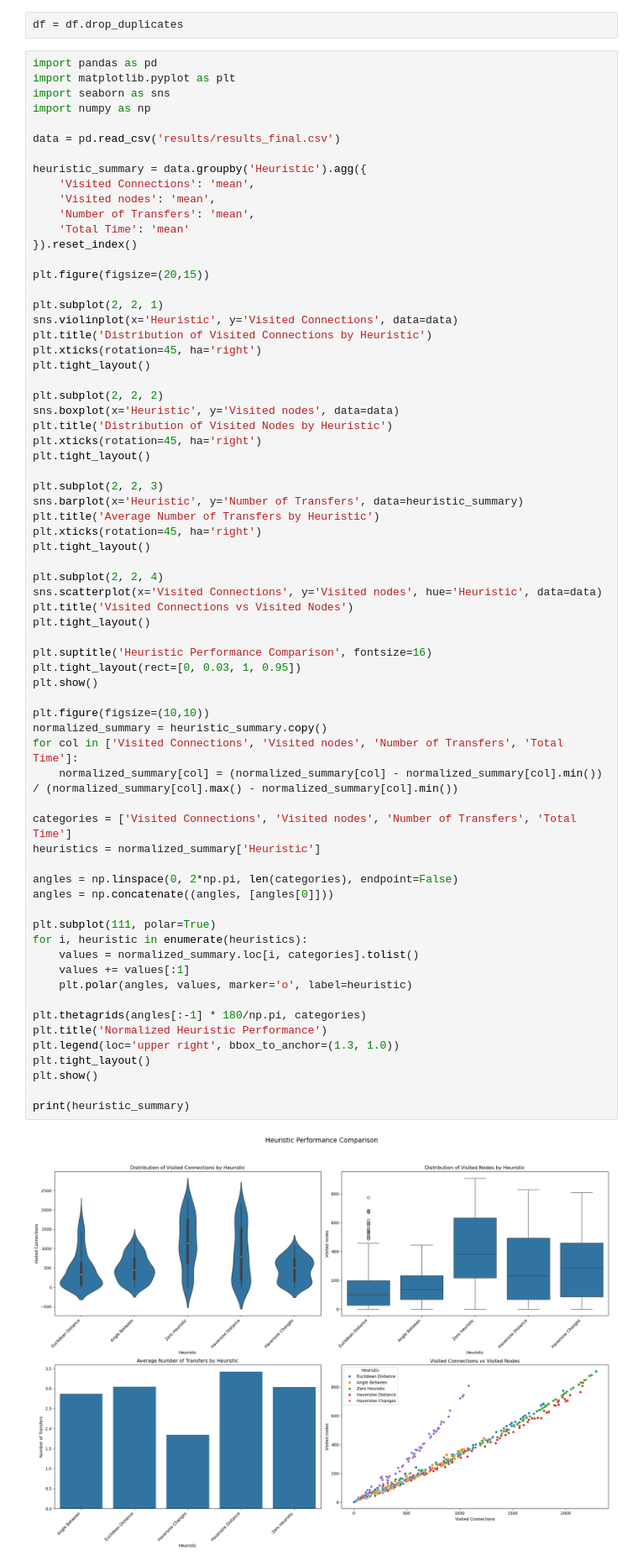
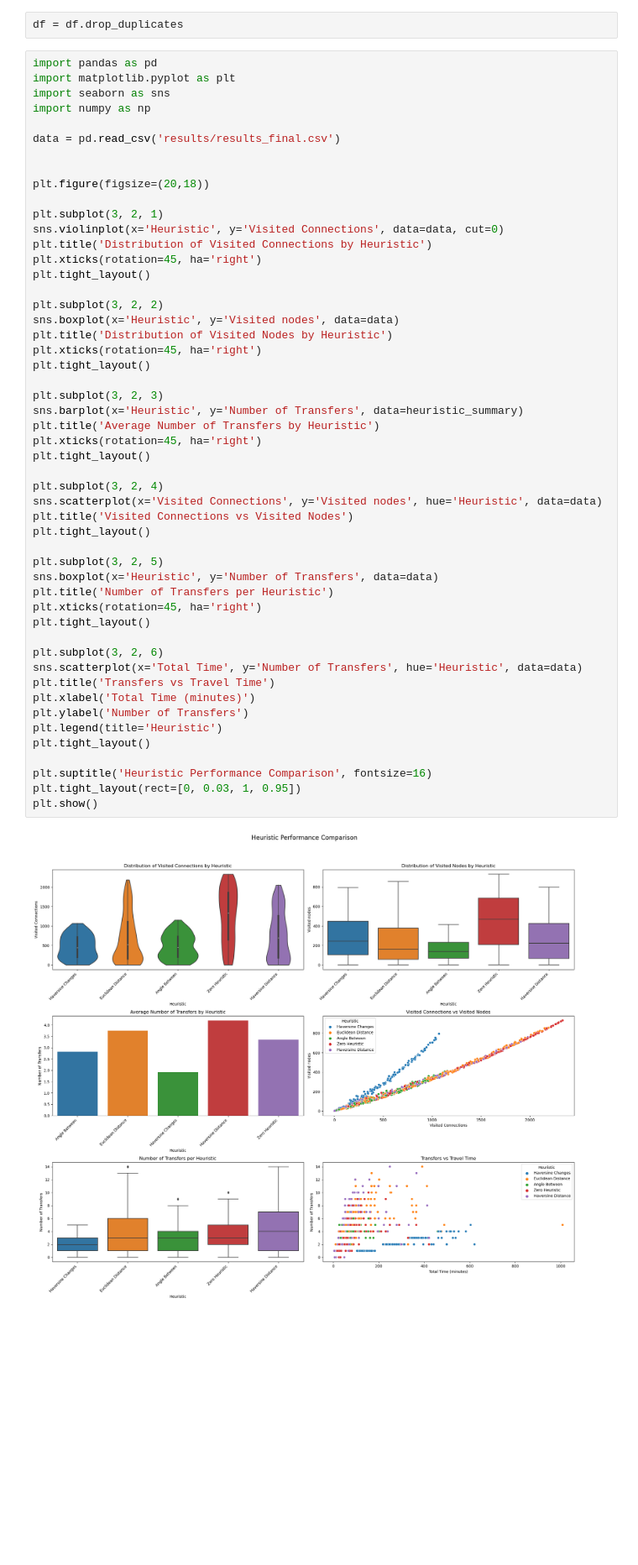
Before and after one commit to jkociecki/graph-search, a Jupyter notebook: plots.ipynb, the cells around one changed output. Shown: that part at 84% size. Drawn from its saved outputs; the diff is of its cells as text; blank space fills up the shorter version.

```diff
--- a/plots.ipynb
+++ b/plots.ipynb
@@ -186,68 +185,51 @@ import pandas as pd
 import matplotlib.pyplot as plt
 import seaborn as sns
 import numpy as np
 
 data = pd.read_csv('results/results_final.csv')
 
-heuristic_summary = data.groupby('Heuristic').agg({
-    'Visited Connections': 'mean',
-    'Visited nodes': 'mean',
-    'Number of Transfers': 'mean',
-    'Total Time': 'mean'
-}).reset_index()
 
-plt.figure(figsize=(20,15))
+plt.figure(figsize=(20,18))
 
-plt.subplot(2, 2, 1)
-sns.violinplot(x='Heuristic', y='Visited Connections', data=data)
+plt.subplot(3, 2, 1)
+sns.violinplot(x='Heuristic', y='Visited Connections', data=data, cut=0)
 plt.title('Distribution of Visited Connections by Heuristic')
 plt.xticks(rotation=45, ha='right')
 plt.tight_layout()
 
-plt.subplot(2, 2, 2)
+plt.subplot(3, 2, 2)
 sns.boxplot(x='Heuristic', y='Visited nodes', data=data)
 plt.title('Distribution of Visited Nodes by Heuristic')
 plt.xticks(rotation=45, ha='right')
 plt.tight_layout()
 
-plt.subplot(2, 2, 3)
+plt.subplot(3, 2, 3)
 sns.barplot(x='Heuristic', y='Number of Transfers', data=heuristic_summary)
 plt.title('Average Number of Transfers by Heuristic')
 plt.xticks(rotation=45, ha='right')
 plt.tight_layout()
 
-plt.subplot(2, 2, 4)
+plt.subplot(3, 2, 4)
 sns.scatterplot(x='Visited Connections', y='Visited nodes', hue='Heuristic', data=data)
 plt.title('Visited Connections vs Visited Nodes')
+plt.tight_layout()
+
+plt.subplot(3, 2, 5)
+sns.boxplot(x='Heuristic', y='Number of Transfers', data=data)
+plt.title('Number of Transfers per Heuristic')
+plt.xticks(rotation=45, ha='right')
+plt.tight_layout()
+
+plt.subplot(3, 2, 6)
+sns.scatterplot(x='Total Time', y='Number of Transfers', hue='Heuristic', data=data)
+plt.title('Transfers vs Travel Time')
+plt.xlabel('Total Time (minutes)')
+plt.ylabel('Number of Transfers')
+plt.legend(title='Heuristic')
 plt.tight_layout()
 
 plt.suptitle('Heuristic Performance Comparison', fontsize=16)
 plt.tight_layout(rect=[0, 0.03, 1, 0.95])
 plt.show()
-
-plt.figure(figsize=(10,10))
-normalized_summary = heuristic_summary.copy()
-for col in ['Visited Connections', 'Visited nodes', 'Number of Transfers', 'Total Time']:
-    normalized_summary[col] = (normalized_summary[col] - normalized_summary[col].min()) / (normalized_summary[col].max() - normalized_summary[col].min())
-
-categories = ['Visited Connections', 'Visited nodes', 'Number of Transfers', 'Total Time']
-heuristics = normalized_summary['Heuristic']
-
-angles = np.linspace(0, 2*np.pi, len(categories), endpoint=False)
-angles = np.concatenate((angles, [angles[0]]))
-
-plt.subplot(111, polar=True)
-for i, heuristic in enumerate(heuristics):
-    values = normalized_summary.loc[i, categories].tolist()
-    values += values[:1]
-    plt.polar(angles, values, marker='o', label=heuristic)
-
-plt.thetagrids(angles[:-1] * 180/np.pi, categories)
-plt.title('Normalized Heuristic Performance')
-plt.legend(loc='upper right', bbox_to_anchor=(1.3, 1.0))
-plt.tight_layout()
-plt.show()
-
-print(heuristic_summary)
 # %% [output]
-[figure, old version]
+[figure, new version]
```
Also changed, not shown: parts of 4 cells of this notebook, 6 other files.
